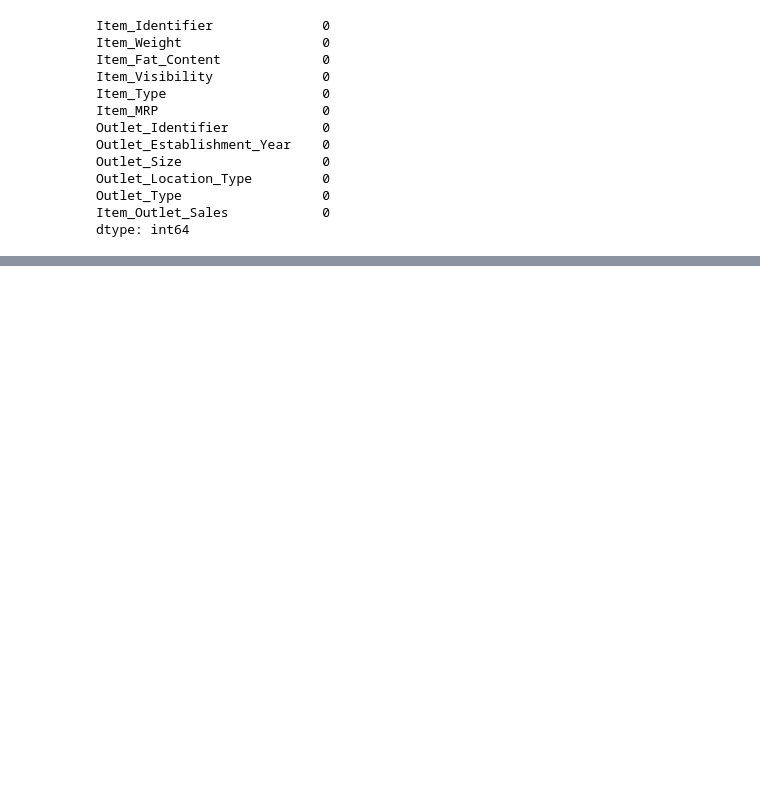
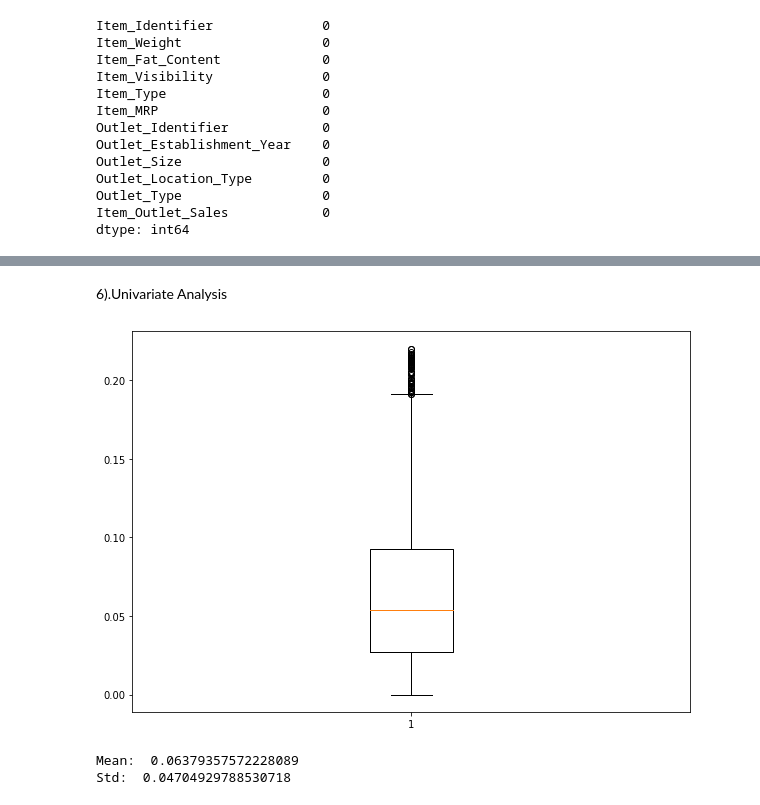
Before and after one commit to Technocolabs100/BigMart-Product-Outlet-Sales-Analysis-and-Prediction, a Jupyter notebook: Product-Outlet-Sales.ipynb, the cells around one changed output, grey strips where cells are left out. Saved outputs shown, nothing was run; the diff lists cells and outputs as text; code cells hidden in the pictures; blank space fills up the shorter version.

```diff
--- a/Product-Outlet-Sales.ipynb
+++ b/Product-Outlet-Sales.ipynb
@@ -186,0 +215,2 @@ In this step data visualization is done.
+# %% [markdown]
+6).Univariate Analysis
@@ -186,0 +223,15 @@ In this step data visualization is done.
+# %%
+import matplotlib.pyplot as plt
+
+# Now you can use plt to create a plot or chart
+var = Data_train_copy['Item_Visibility']
+fig = plt.figure(figsize=(10,7))
+plt.boxplot(var)
+plt.show()
+
+print("Mean: ", Data_train_copy['Item_Visibility'].mean())
+print("Std: ",Data_train_copy['Item_Visibility'].std())
+# %% [output]
+[figure, added]
+Mean:  0.06379357572228089
+Std:  0.04704929788530718
```
Also changed, not shown: parts of 55 cells of this notebook.
